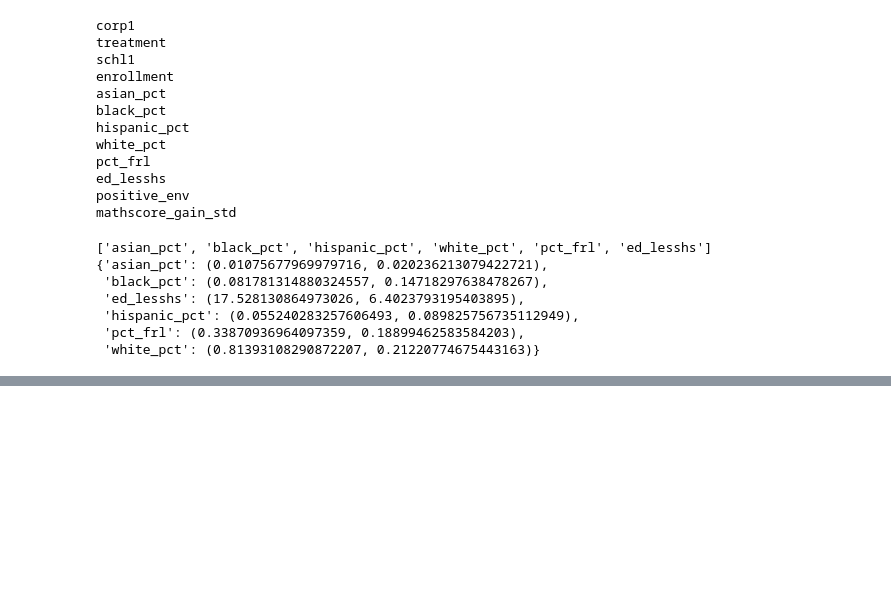
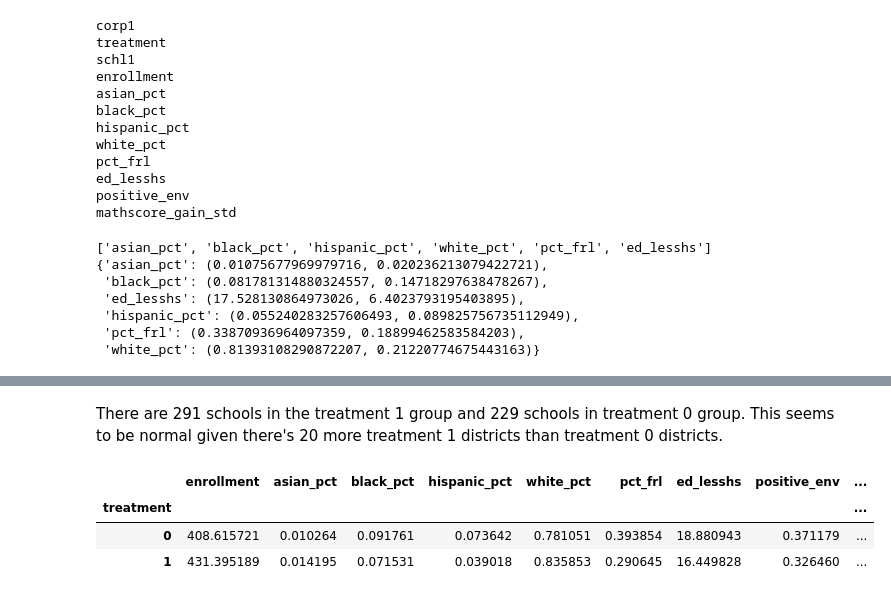
Before and after one commit to simonczhang/doi-project, a Jupyter notebook: simon.zhang.rapidtask.ipynb, the cells around one changed output, grey strips where cells are left out. Saved outputs shown, nothing was run; the diff lists cells and outputs as text; code cells hidden in the pictures; blank space fills up the shorter version.

```diff
--- a/simon.zhang.rapidtask.ipynb
+++ b/simon.zhang.rapidtask.ipynb
@@ -326,0 +357,10 @@ Now that I've finished dealing with all the missing values, I will continue to e
+# %% [markdown]
+There are 291 schools in the treatment 1 group and 229 schools in treatment 0 group. This seems to be normal given there's 20 more treatment 1 districts than treatment 0 districts.
+# %%
+a = df.groupby(['treatment'])['enrollment', 'asian_pct', 'black_pct', 'hispanic_pct', 'white_pct', 'pct_frl', 'ed_lesshs', 'positive_env', 'mathscore_gain_std'].mean()
+a
+# %% [output]
+|  | enrollment | asian_pct | black_pct | hispanic_pct | white_pct | pct_frl | ed_lesshs | positive_env | ... |
+| treatment |  |  |  |  |  |  |  |  | ... |
+| 0 | 408.615721 | 0.010264 | 0.091761 | 0.073642 | 0.781051 | 0.393854 | 18.880943 | 0.371179 | ... |
+| 1 | 431.395189 | 0.014195 | 0.071531 | 0.039018 | 0.835853 | 0.290645 | 16.449828 | 0.326460 | ... |
```
Also changed, not shown: parts of 13 cells of this notebook.
